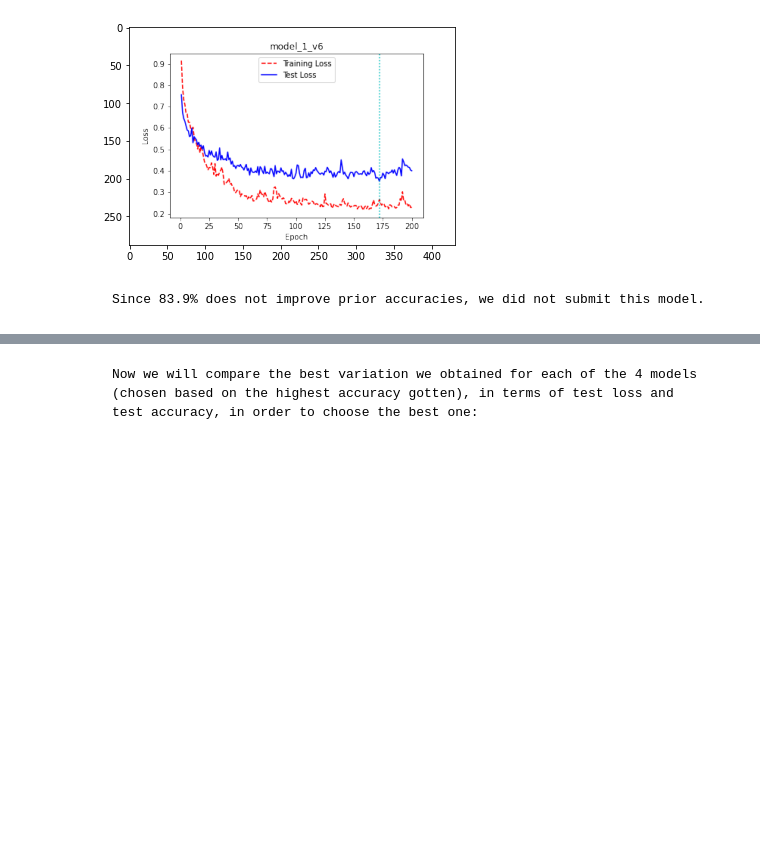
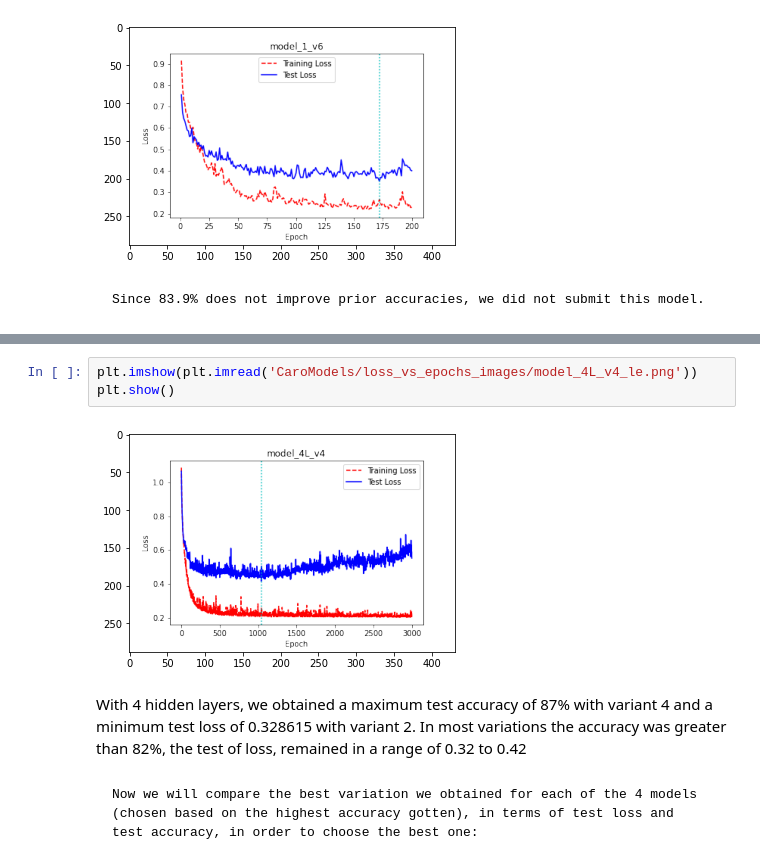
Before and after one commit to tiaraRS/NivelDeAdaptabilidad, a Jupyter notebook: Practica5-MAIN.ipynb, the cells around one changed output, grey strips where cells are left out. Drawn from its saved outputs; the diff is of its cells as text; blank space fills up the shorter version.

```diff
--- a/Practica5.ipynb
+++ b/Practica5-MAIN.ipynb
@@ -588,3 +623,10 @@ plt.show()
+# %%
+plt.imshow(plt.imread('CaroModels/loss_vs_epochs_images/model_4L_v4_le.png'))
+plt.show()
+# %% [output]
+[figure, added]
+# %% [markdown]
+With 4 hidden layers, we obtained a maximum test accuracy of 87% with variant 4 and a minimum test loss of 0.328615 with variant 2. In most variations the accuracy was greater than 82%, the test of loss, remained in a range of 0.32 to 0.42
 # %% [markdown]
     Now we will compare the best variation we obtained for each of the 4 models (chosen based on the highest accuracy gotten), in terms of test loss and test accuracy, in order to choose the best one:
 # %%
```
Also changed, not shown: parts of 7 cells of this notebook, 23 other files.
